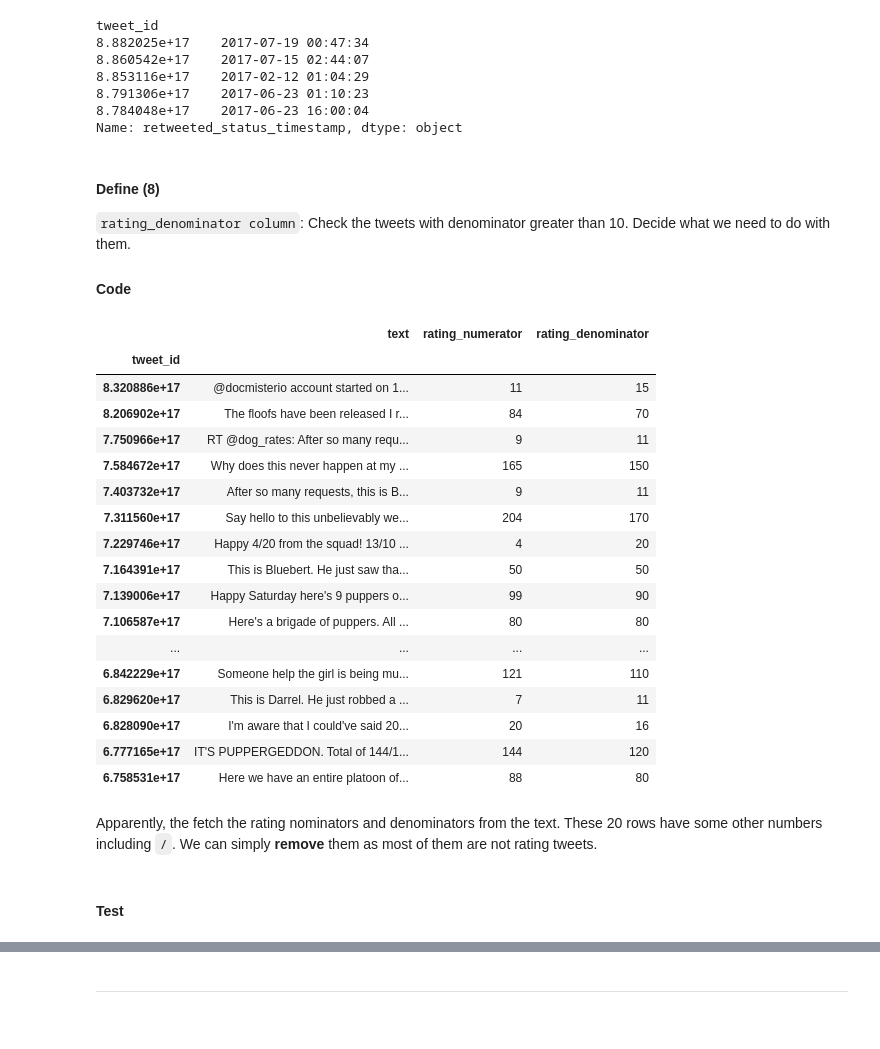
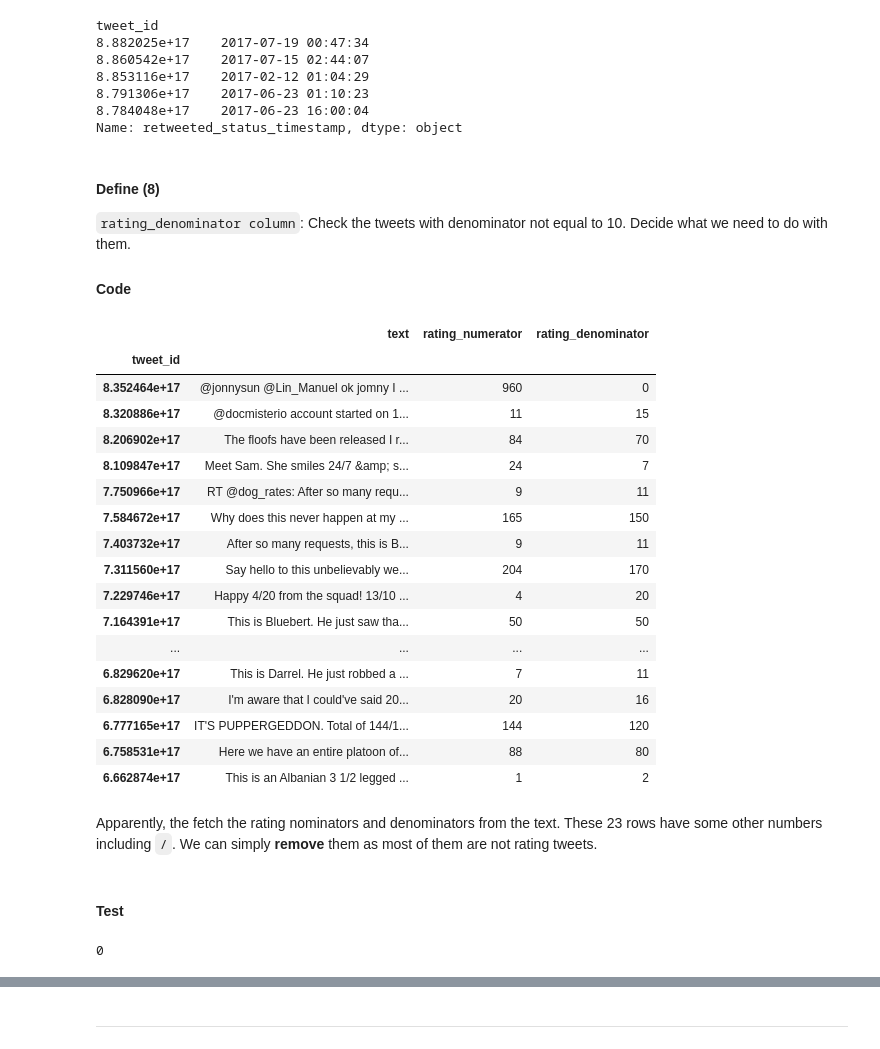
Before and after one commit to hamidkhbl/Twitter_account_data_analysis, a Jupyter notebook: wrangle_act.ipynb, the cells around one changed output, grey strips where cells are left out. Cells and saved outputs as stored; diff of their text form; code cells hidden in the pictures.

```diff
--- a/wrangle_act.ipynb
+++ b/wrangle_act.ipynb
@@ -679,29 +679,29 @@ tweet_id
 Name: retweeted_status_timestamp, dtype: object
 # %% [markdown]
 #### Define (8)
-`rating_denominator column`: Check the tweets with denominator greater than 10. Decide what we need to do with them.
+`rating_denominator column`: Check the tweets with denominator not equal to 10. Decide what we need to do with them.
 #### Code
 # %%
 pd.set_option('display.max_colwidth', 0)
-df_csv_clean.query('rating_denominator > 10')[['text','rating_numerator','rating_denominator']]
+df_csv_clean.query('rating_denominator != 10')[['text','rating_numerator','rating_denominator']]
 # %% [output]
 |  | text | rating_numerator | rating_denominator |
 | tweet_id |  |  |  |
+| 8.352464e+17 | @jonnysun @Lin_Manuel ok jomny I ... | 960 | 0 |
 | 8.320886e+17 | @docmisterio account started on 1... | 11 | 15 |
 | 8.206902e+17 | The floofs have been released I r... | 84 | 70 |
+| 8.109847e+17 | Meet Sam. She smiles 24/7 &amp; s... | 24 | 7 |
 | 7.750966e+17 | RT @dog_rates: After so many requ... | 9 | 11 |
 | 7.584672e+17 | Why does this never happen at my ... | 165 | 150 |
 | 7.403732e+17 | After so many requests, this is B... | 9 | 11 |
 | 7.311560e+17 | Say hello to this unbelievably we... | 204 | 170 |
 | 7.229746e+17 | Happy 4/20 from the squad! 13/10 ... | 4 | 20 |
 | 7.164391e+17 | This is Bluebert. He just saw tha... | 50 | 50 |
-| 7.139006e+17 | Happy Saturday here's 9 puppers o... | 99 | 90 |
-| 7.106587e+17 | Here's a brigade of puppers. All ... | 80 | 80 |
 | ... | ... | ... | ... |
-| 6.842229e+17 | Someone help the girl is being mu... | 121 | 110 |
 | 6.829620e+17 | This is Darrel. He just robbed a ... | 7 | 11 |
 | 6.828090e+17 | I'm aware that I could've said 20... | 20 | 16 |
 | 6.777165e+17 | IT'S PUPPERGEDDON. Total of 144/1... | 144 | 120 |
 | 6.758531e+17 | Here we have an entire platoon of... | 88 | 80 |
+| 6.662874e+17 | This is an Albanian 3 1/2 legged ... | 1 | 2 |
 # %% [markdown]
-Apparently, the fetch the rating nominators and denominators from the text. These 20 rows have some other numbers including `/`. We can simply **remove** them as most of them are not rating tweets.
+Apparently, the fetch the rating nominators and denominators from the text. These 23 rows have some other numbers including `/`. We can simply **remove** them as most of them are not rating tweets.
@@ -708,2 +710,6 @@ Apparently, the fetch the rating nominators and denominators from the text. Thes
 # %% [markdown]
 #### Test
+# %%
+df_csv_clean.query('rating_denominator != 10')[['text','rating_numerator','rating_denominator']].shape[0]
+# %% [output]
+0
```
Also changed, not shown: parts of 7 cells of this notebook.
